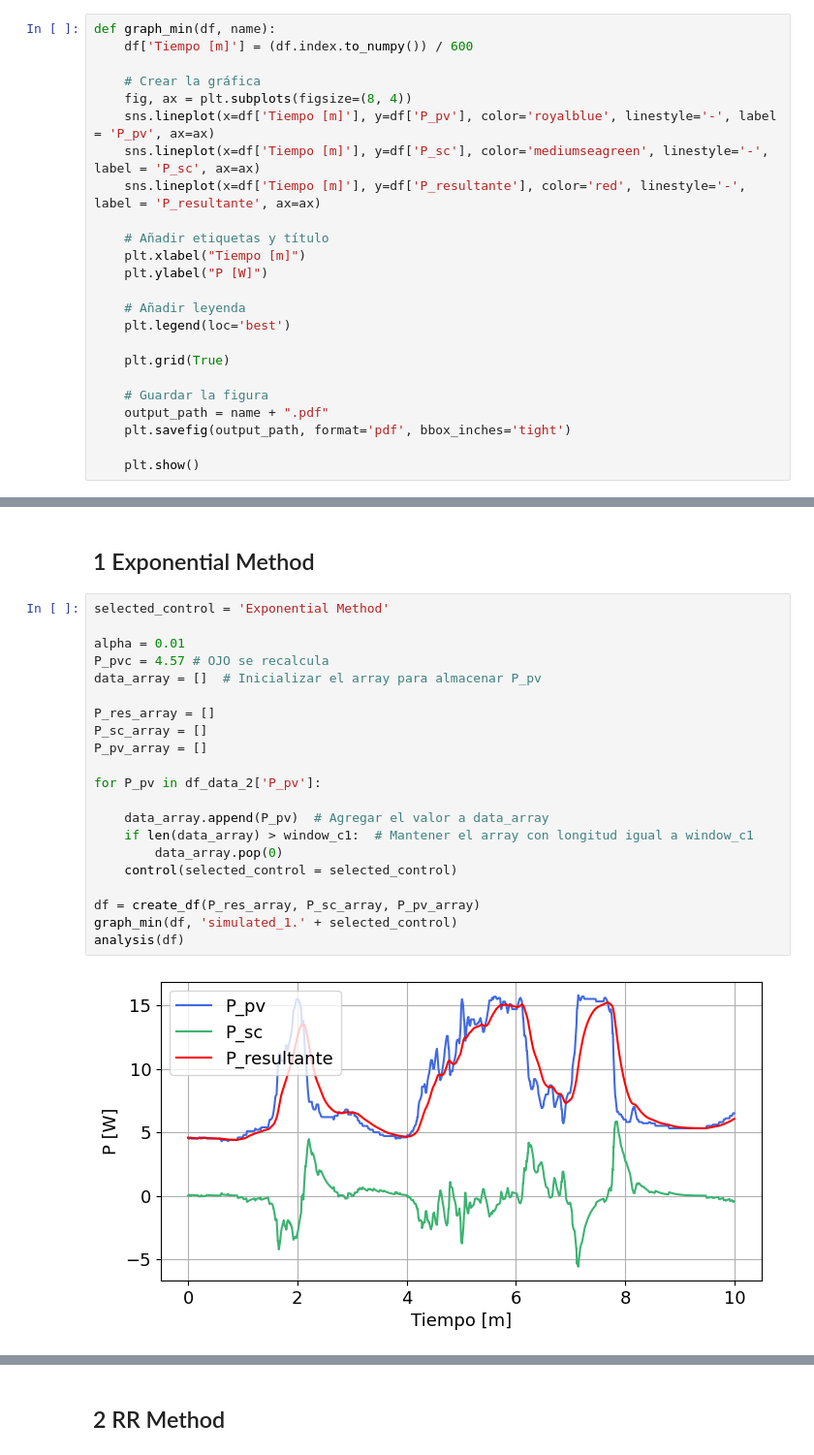
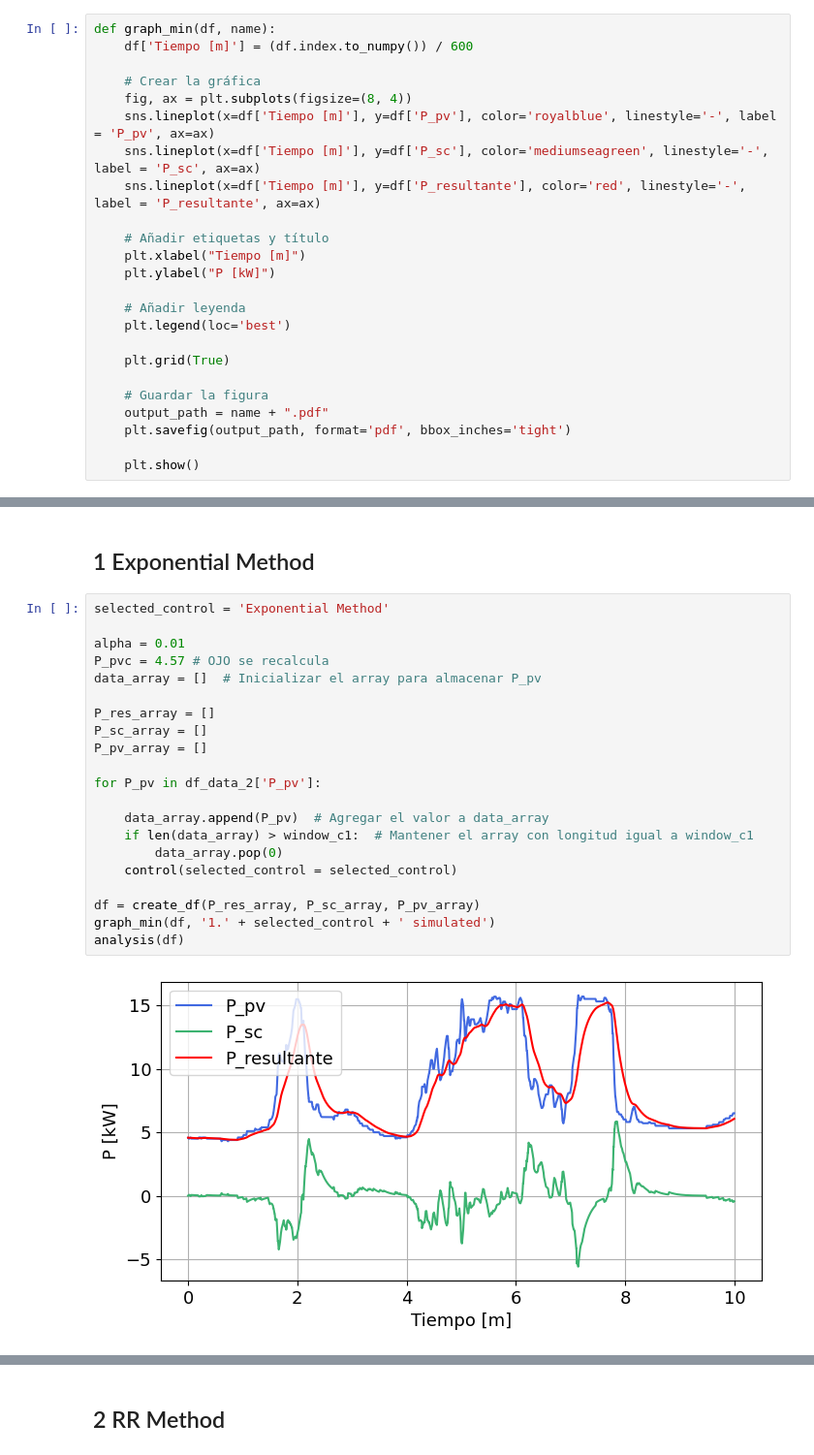
Before and after one commit to jorgecard/Telecontrol_r, a Jupyter notebook: PowerSmoothing/measurements.ipynb, the cells around one changed output, grey strips where cells are left out. Shown at 97% size. Saved outputs shown, nothing was run; the diff lists cells and outputs as text.

```diff
--- a/PowerSmoothing/measurements.ipynb
+++ b/PowerSmoothing/measurements.ipynb
@@ -98,7 +98,7 @@ def graph_min(df, name):
 
     # Añadir etiquetas y título
     plt.xlabel("Tiempo [m]")
-    plt.ylabel("P [W]")
+    plt.ylabel("P [kW]")
 
     # Añadir leyenda
     plt.legend(loc='best')
@@ -170,26 +170,26 @@ SOC = 50
 # %%
 selected_control = 'Exponential Method'
 
 alpha = 0.01
 P_pvc = 4.57 # OJO se recalcula
 data_array = []  # Inicializar el array para almacenar P_pv
 
 P_res_array = []
 P_sc_array = []
 P_pv_array = []
 
 for P_pv in df_data_2['P_pv']:
 
     data_array.append(P_pv)  # Agregar el valor a data_array
     if len(data_array) > window_c1:  # Mantener el array con longitud igual a window_c1
         data_array.pop(0)
     control(selected_control = selected_control)
 
 df = create_df(P_res_array, P_sc_array, P_pv_array)
-graph_min(df, 'simulated_1.' + selected_control)
+graph_min(df, '1.' + selected_control + ' simulated')
 analysis(df)
 # %% [output]
-[figure, old version]
+[figure, new version]
 Varianza sin PS: 14.73
 Varianza con PS: 12.6
 Reducción de Varianza: 14.46 %
```
Also changed, not shown: parts of 15 cells of this notebook, 34 other files.
